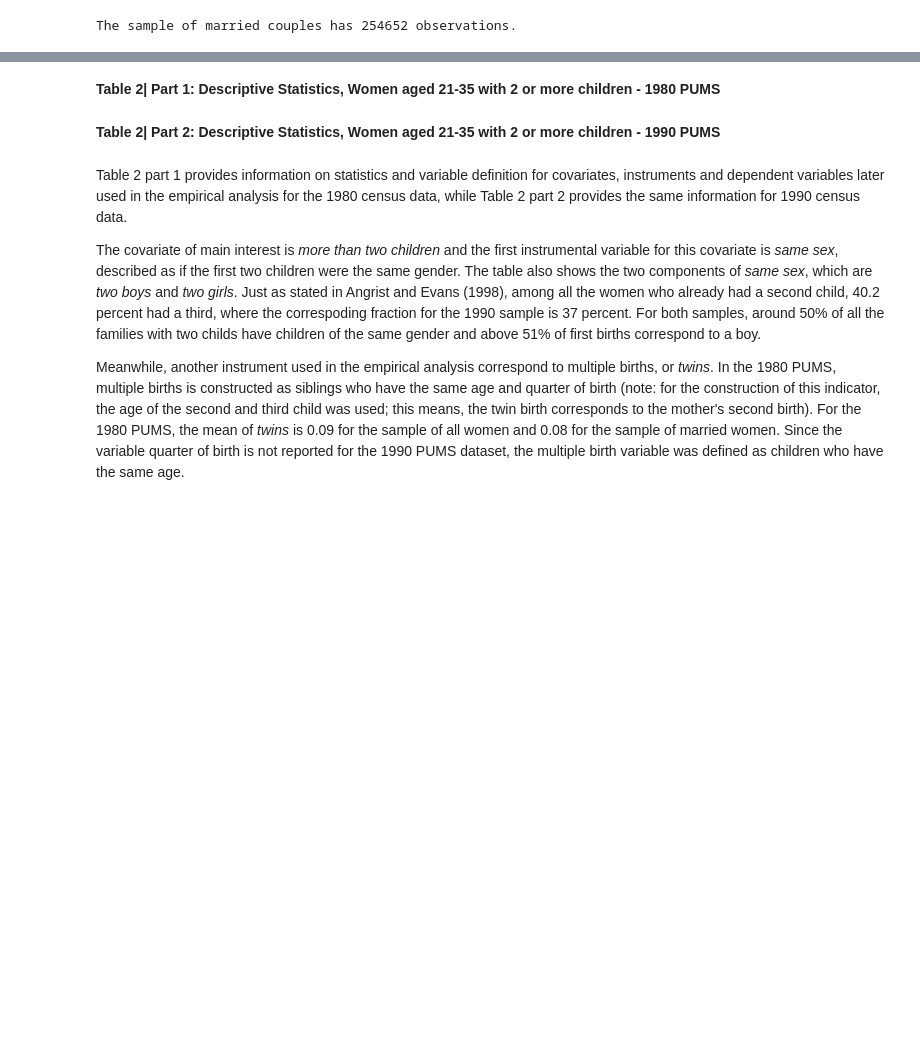
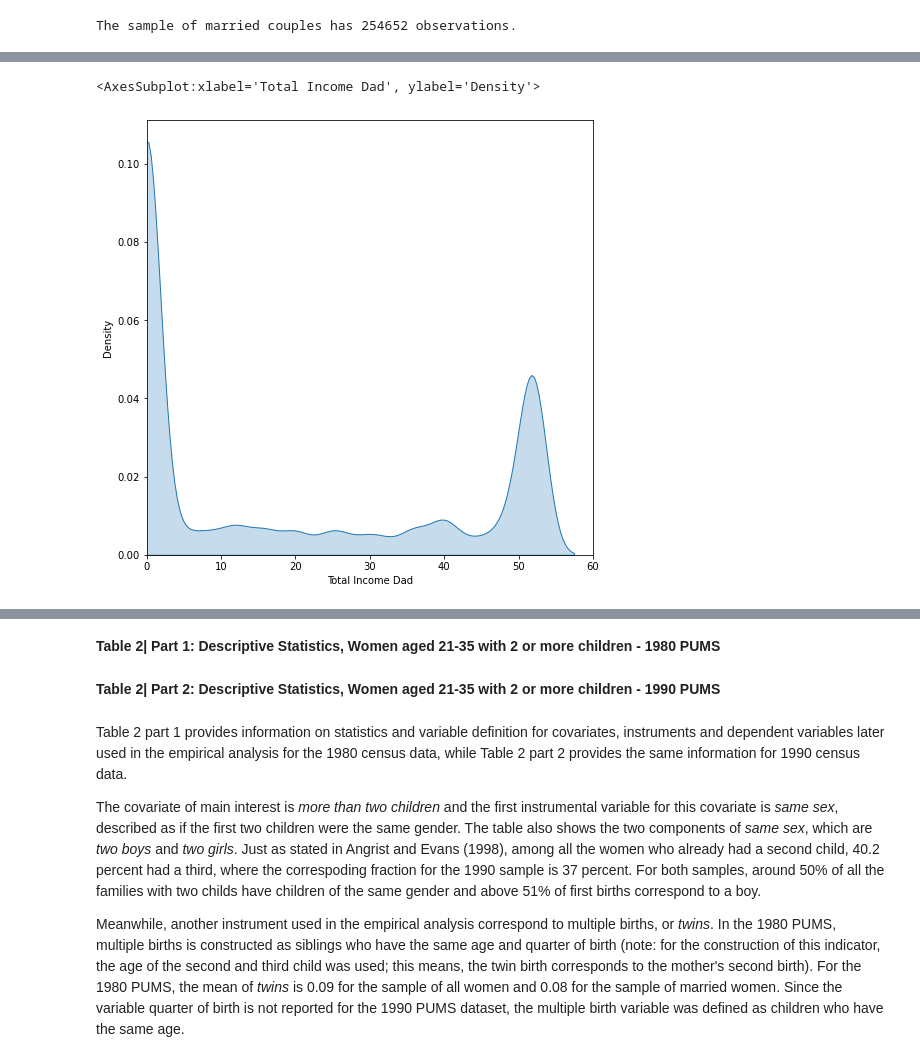
Before and after one commit to carolinalvarez/angrist-and-evans-1998-python, a Jupyter notebook: Angrist_and_Evans_1998.ipynb, the cells around one changed output, grey strips where cells are left out. Drawn from its saved outputs; the diff is of its cells as text; code cells hidden in the pictures; blank space fills up the shorter version.

```diff
--- a/Angrist_and_Evans_1998.ipynb
+++ b/Angrist_and_Evans_1998.ipynb
@@ -182,6 +183,7 @@ Variables with information on timing of first marriage and the number of marriag
 census_1_1980 = pd.read_stata("data/m_d_806_1.dta")
 census_2_1980 = pd.read_stata("data/m_d_806_2.dta")
 data_1980=census_1_1980.append(census_2_1980, ignore_index=False, verify_integrity=False, sort=False)
+data_1980.replace(np.nan, 0, inplace=True)
 data_1980=data_preparation_1980(data_1980)
 # %%
 census_1_1990 = pd.read_stata("data/m_d_903_1.dta")
@@ -301,7 +313,10 @@ msample_1980['husband_distribution'].value_counts().plot(kind='bar')
 # %%
 income_dad_density=plt.figure(figsize=(8,8))
-income_dad_density=plt.xlim(0,400000)
+income_dad_density=plt.xlim(0,60)
 income_dad_density=plt.xlabel('Total Income Dad')
 income_dad_density=plt.ylabel('Density')
-income_dad_density=sns.kdeplot(msample_1980['total_incomed'],shade=True)
+income_dad_density=sns.kdeplot(msample_1980['WEEKSM'],shade=True)
 income_dad_density
+# %% [output]
+<AxesSubplot:xlabel='Total Income Dad', ylabel='Density'>
+[figure, added]
```
Also changed, not shown: parts of 66 cells of this notebook, 1 other file.
